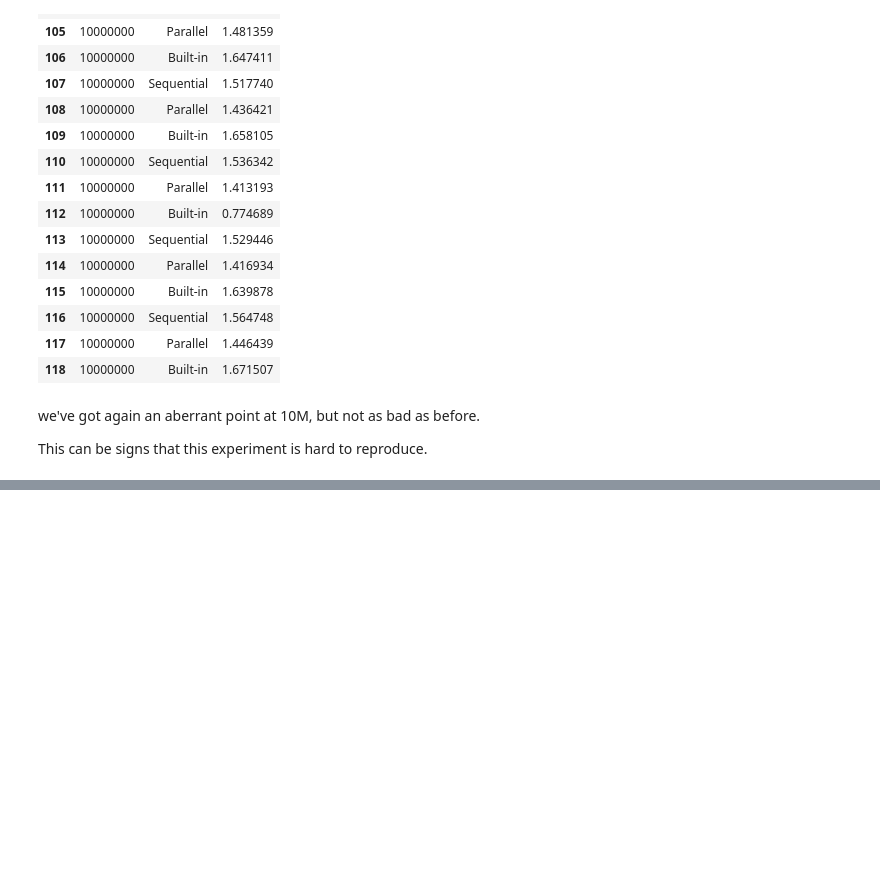
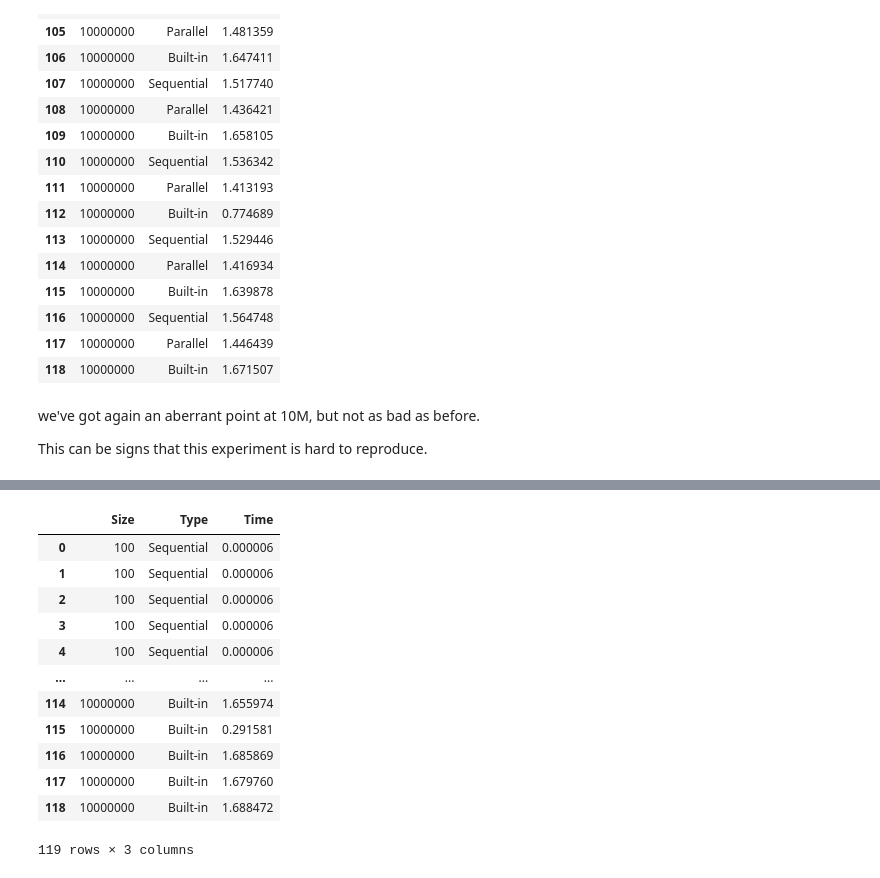
Before and after one commit to rabio10/M2R-ParallelQuicksort, a Jupyter notebook: analysis_rabii.ipynb, the cells around one changed output, grey strips where cells are left out. Saved outputs shown, nothing was run; the diff lists cells and outputs as text; code cells hidden in the pictures; blank space fills up the shorter version.

```diff
--- a/analysis_rabii.ipynb
+++ b/analysis_rabii.ipynb
@@ -147,0 +154,20 @@ This can be signs that this experiment is hard to reproduce.
+# %%
+seq = pd.read_csv("data/Rabii_2026-10-21/measurements_21:13_sequential.csv", skipinitialspace=True)
+par = pd.read_csv("data/Rabii_2026-10-21/measurements_21:13_parallelQuicksort.csv", skipinitialspace=True)
+lib = pd.read_csv("data/Rabii_2026-10-21/measurements_21:13_qsort.csv", skipinitialspace=True)
+df4 = pd.concat([seq, par, lib], ignore_index=True)
+df4
+# %% [output]
+|  | Size | Type | Time |
+| 0 | 100 | Sequential | 0.000006 |
+| 1 | 100 | Sequential | 0.000006 |
+| 2 | 100 | Sequential | 0.000006 |
+| 3 | 100 | Sequential | 0.000006 |
+| 4 | 100 | Sequential | 0.000006 |
+| ... | ... | ... | ... |
+| 114 | 10000000 | Built-in | 1.655974 |
+| 115 | 10000000 | Built-in | 0.291581 |
+| 116 | 10000000 | Built-in | 1.685869 |
+| 117 | 10000000 | Built-in | 1.679760 |
+| 118 | 10000000 | Built-in | 1.688472 |
+119 rows × 3 columns
```
Also changed, not shown: parts of 12 cells of this notebook, 12 other files.
